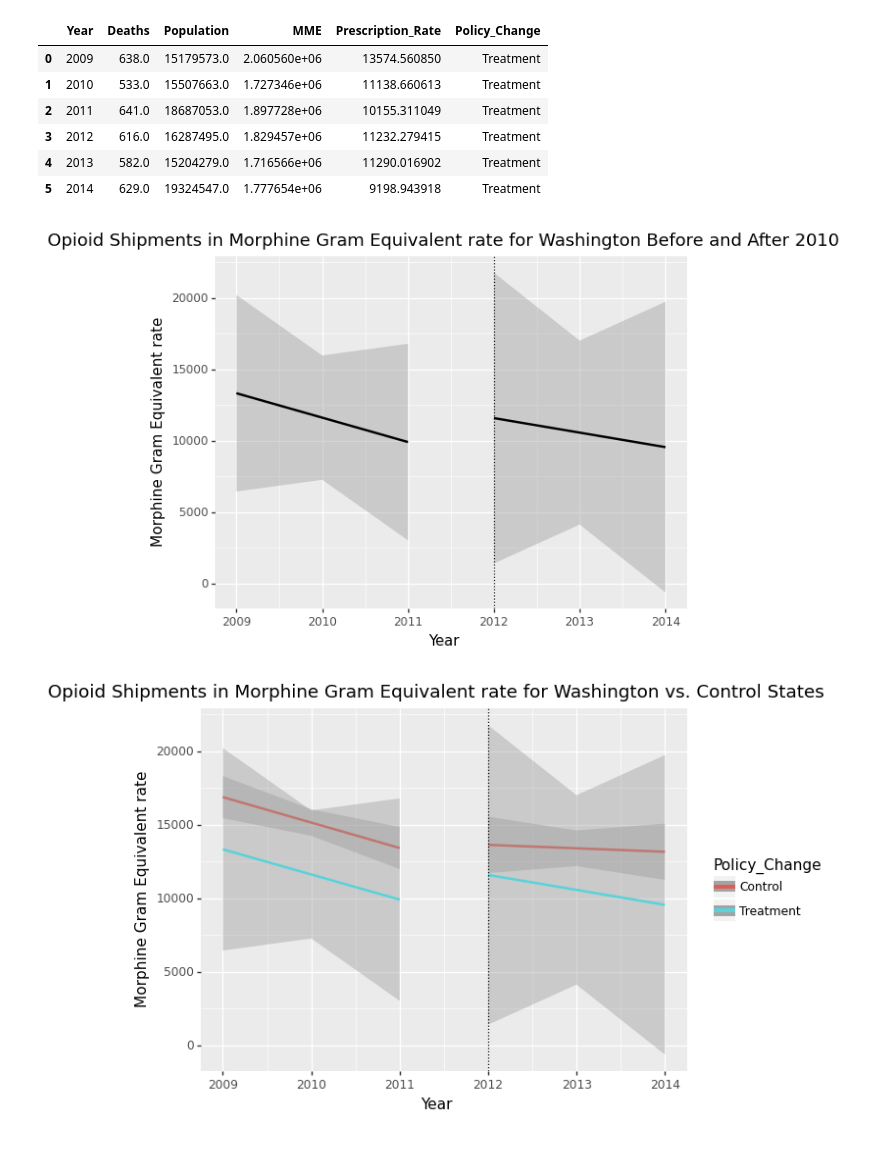
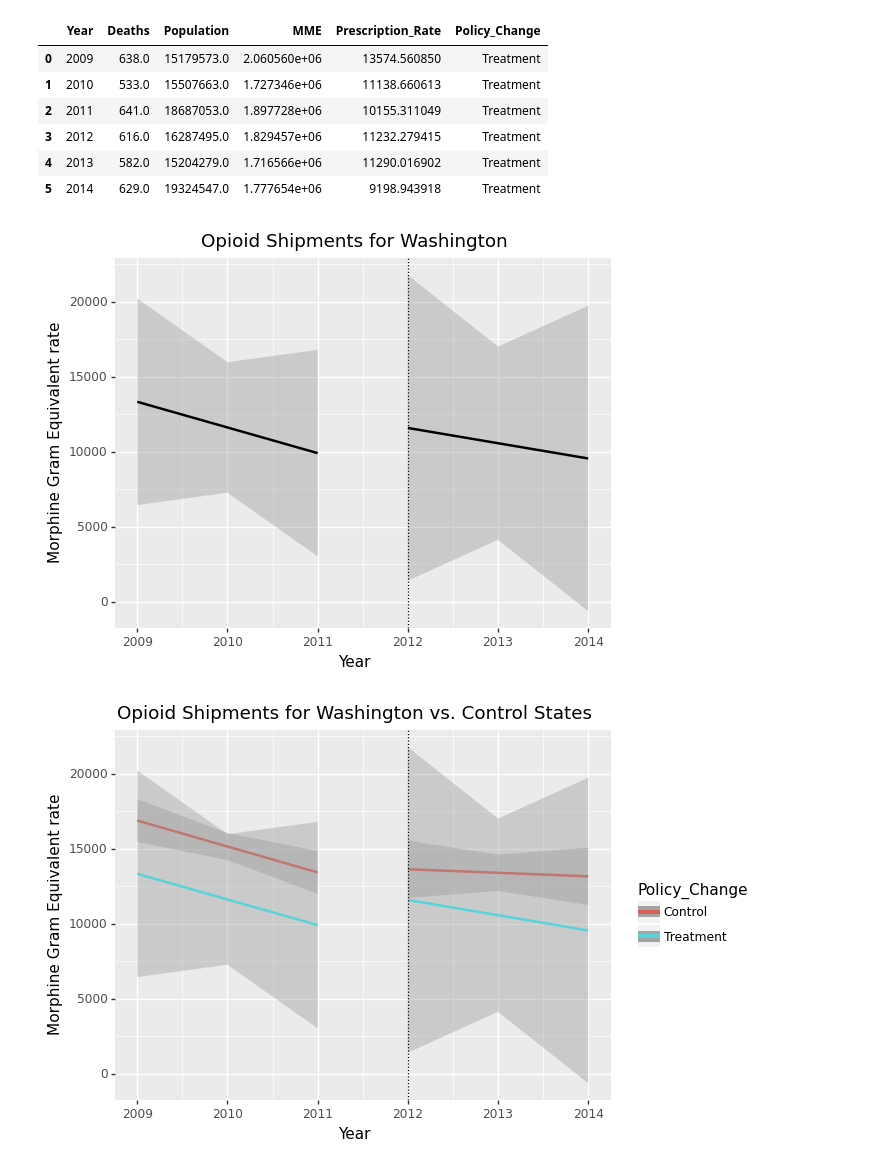
Before and after one commit to MIDS-at-Duke/pds-2022-turquoise-team, a Jupyter notebook: 10_code/combine_prescription_population_washington_09_14.ipynb, the cells around one changed output. Drawn from its saved outputs; the diff is of its cells as text; code cells hidden in the pictures.

```diff
--- a/10_code/combine_prescription_population_washington_09_14.ipynb
+++ b/10_code/combine_prescription_population_washington_09_14.ipynb
@@ -269,26 +269,26 @@ wa_postpol_treatment = groupedby_df_only_washington[(groupedby_df_only_washingto
 # %%
 prepos = (
     pre_post_wa(wa_prepol_treatment, wa_postpol_treatment, "Year", "Prescription_Rate", 2012)
     + labs(
-        title="Opioid Shipments in Morphine Gram Equivalent rate for Washington Before and After 2010"
+        title="Opioid Shipments for Washington"
     )
     + ylab("Morphine Gram Equivalent rate")
 )
 
 print(prepos)
 # %% [output]
-[figure, old version]
+[figure, new version]
 # %%
 diff = (
     diffIndiff_wa(
         wa_prepol_control, wa_postpol_control, wa_prepol_treatment, wa_postpol_treatment, "Year", "Prescription_Rate", 2012
     )
     + labs(
-        title="Opioid Shipments in Morphine Gram Equivalent rate for Washington vs. Control States",
+        title="Opioid Shipments for Washington vs. Control States",
         color="Policy_Change",
     )
     + ylab("Morphine Gram Equivalent rate")
 )
 print(diff)
 # %% [output]
-[figure, old version]
+[figure, new version]
```
Also changed, not shown: parts of 1 cell of this notebook, 5 other files.
